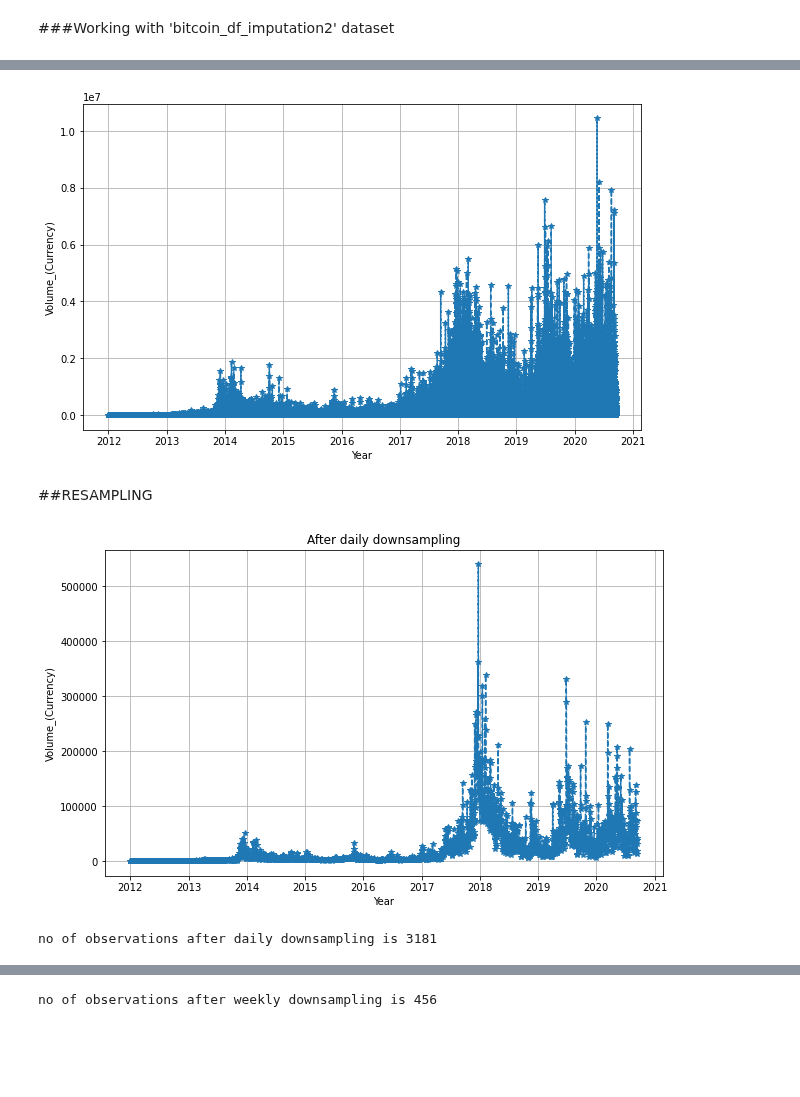
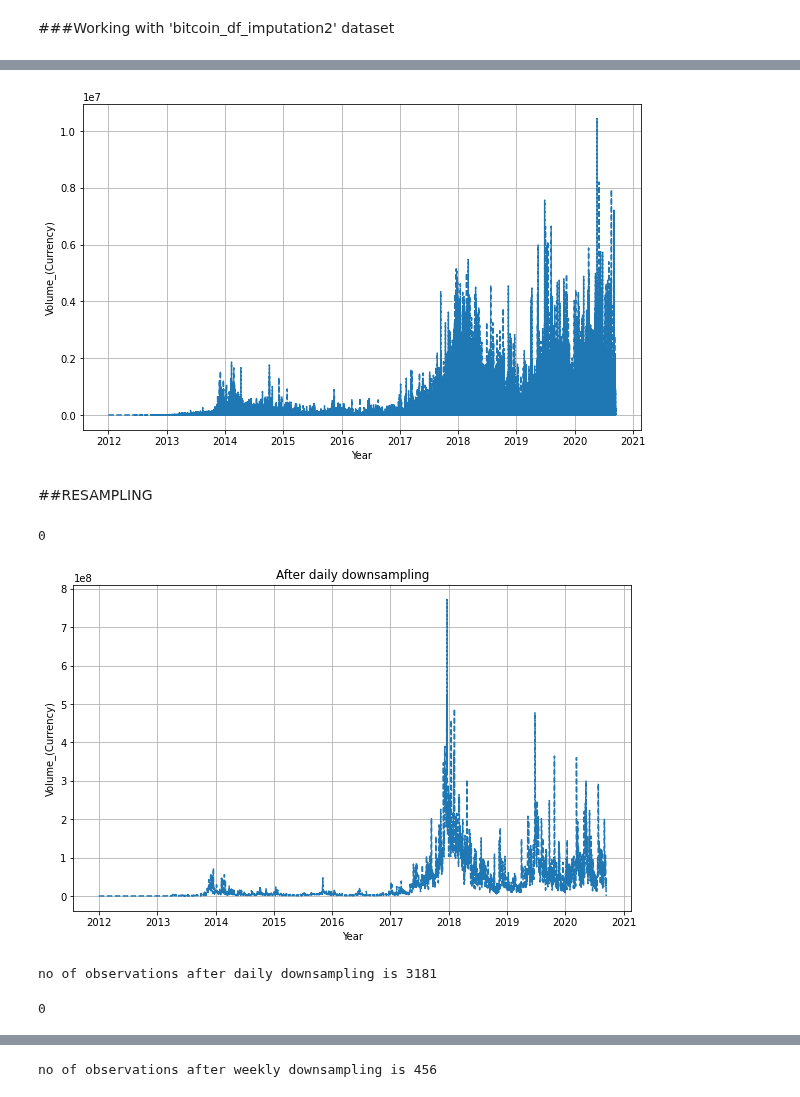
Before and after one commit to HamoyeHQ/05-bitcoin-trading, a Jupyter notebook: Volume_(Currency)_time_series.ipynb, the cells around one changed output, grey strips where cells are left out. Drawn from its saved outputs; the diff is of its cells as text; code cells hidden in the pictures; blank space fills up the shorter version.

```diff
--- a/Volume_(Currency)_time_series.ipynb
+++ b/Volume_(Currency)_time_series.ipynb
@@ -534,29 +554,34 @@ bitcoin_df_imputation2.head()
 # %%
 # plot to visualize the series using 'volume_(currency)' column
 plt.figure(figsize=(10,6))
-plt.plot(bitcoin_df_imputation2.index, bitcoin_df_imputation2['Volume_(Currency)'], '--', marker='*')
+plt.plot(bitcoin_df_imputation2.index, bitcoin_df_imputation2['Volume_(Currency)'], '--')
 plt.grid()
 plt.xlabel('Year')
 plt.ylabel('Volume_(Currency)')
 plt.show()
 # %% [output]
-[figure, old version]
+[figure, new version]
 # %% [markdown]
 ##RESAMPLING
 # %%
 # downsampling to daily basis
-bitcoin_df_imputation2_daily = bitcoin_df_imputation2.resample('D').mean()
+bitcoin_df_imputation2_daily = bitcoin_df_imputation2.resample('D').sum()
+# %%
+# checking if there is any null values
+bitcoin_df_imputation2_daily.isnull().values.sum()
+# %% [output]
+0
 # %%
 # plot after daily downsampling
 plt.figure(figsize=(10,6))
-plt.plot(bitcoin_df_imputation2_daily.index, bitcoin_df_imputation2_daily['Volume_(Currency)'], '--', marker='*')
+plt.plot(bitcoin_df_imputation2_daily.index, bitcoin_df_imputation2_daily['Volume_(Currency)'], '--')
 plt.grid()
 plt.title('After daily downsampling')
 plt.xlabel('Year')
 plt.ylabel('Volume_(Currency)')
 plt.show()
 # %% [output]
-[figure, old version]
+[figure, new version]
 # %%
 # finding the no of observations/rows
 print('no of observations after daily downsampling is {}'.format(len(bitcoin_df_imputation2_daily)))
@@ -568,3 +593,8 @@ bitcoin_df_imputation2_weekly = bitcoin_df_imputation2.resample('W').mean()
+# %%
+# checking if there is any null values
+bitcoin_df_imputation2_weekly.isnull().values.sum()
+# %% [output]
+0
 # %%
 # plot after weekly downsampling
 plt.figure(figsize=(10,6))
```
Also changed, not shown: parts of 17 cells of this notebook.
